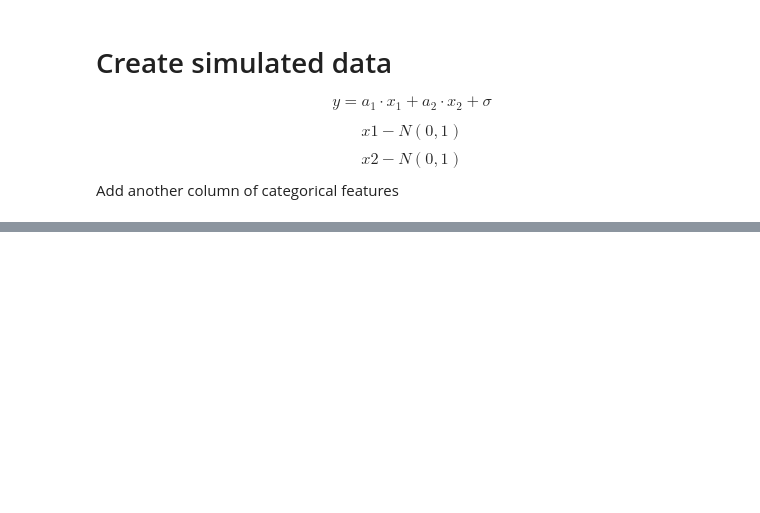
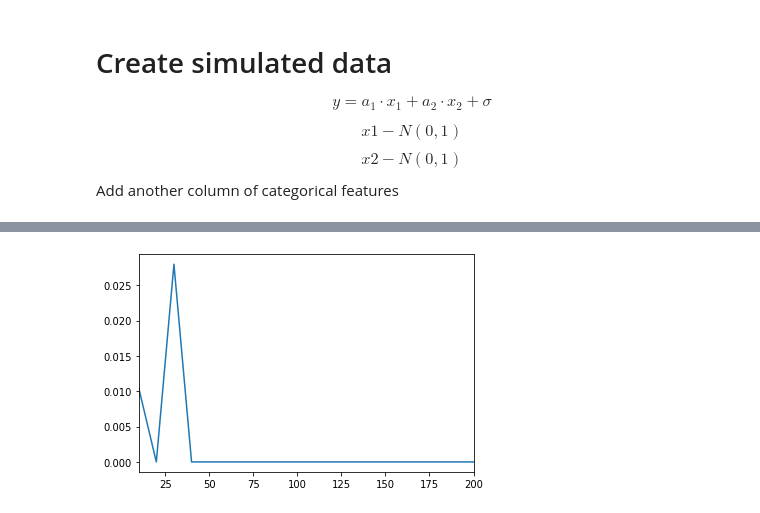
Before and after one commit to AfekIlayAdler/BootStrapDesicionTree, a Jupyter notebook: experiments/detect_uninformative_feature_simulated_data/detect_uninformative_feature_simulated_data.ipynb, the cells around one changed output, grey strips where cells are left out. Saved outputs shown, nothing was run; the diff lists cells and outputs as text; code cells hidden in the pictures; blank space fills up the shorter version.

Commit message:
updated experiments

```diff
--- a/experiments/detect_uninformative_feature_simulated_data/detect_uninformative_feature_simulated_data.ipynb
+++ b/experiments/detect_uninformative_feature_simulated_data/detect_uninformative_feature_simulated_data.ipynb
@@ -13,15 +18,16 @@ from gradient_boosting_trees.gradient_boosting_regressor import CartGradientBoos
 # Config
 # %%
 A1 = 3
-A2 = 7
-SIGMNA = 3
+A2 = 2
+SIGMNA = 10
 N_ROWS = 10**3
 CATEGORICAL_DISTRIBUTION = 'uniform'
 CATEGORY_SIZE = 10
 CATEGORY_COLUMN_NAME = 'random_category'
 Y_COL_NAME = 'y'
 SEED = 3
-np.random.seed(SEED)
+CATEGORIES = np.arange(10, 210, 10)
+N_EXPERIMENTS = 5
 # %%
 MAX_DEPTH = 4
 N_ESTIMATORS = 100
@@ -156,4 +41,0 @@ bst.get_score(importance_type='gain')
-# %%
-xgb.plot_tree(bst,num_trees= 58)
-plt.rcParams['figure.figsize'] = [100, 20]
-plt.show()
@@ -268,0 +55,29 @@ array([22.17160146, 77.62478671,  0.20361183])
+# %%
+plot_df = pd.DataFrame(index = CATEGORIES)
+# %%
+def plot_csv_results(exp):
+    results = {category: [] for category in CATEGORIES}
+    mean_results = {category: 0 for category in CATEGORIES}
+    paths = [Path(path) for path in glob(F"experiments/detect_uninformative_feature_simulated_data/results/*{exp}*.csv")]
+    for path in paths:
+        category = int(path.stem.split("_")[-1])
+        results[category].append(pd.read_csv(path, index_col = 0, names = ['fi'], skiprows = 1)['fi'][CATEGORY_COLUMN_NAME])
+
+    for cat, results_list in results.items():
+        mean_results[cat] = np.mean(results_list)
+    mean_results = pd.Series(mean_results)
+    mean_results.plot()
+    plt.show()
+    return mean_results
+
+def plot_results(results):
+    results = pd.DataFrame(final_results/N_EXPERIMENTS, index = CATEGORIES)
+    results['sum_'] = 1- (results[0]+ results[1])
+    results['sum_'].plot()
+    plt.show()
+    return results['sum_']
+
+
+plot_df['Ours_With_Cross_Validation'] = plot_csv_results('kfold')
+# %% [output]
+[figure, added]
```
Also changed, not shown: parts of 51 cells of this notebook, 3 other files.
